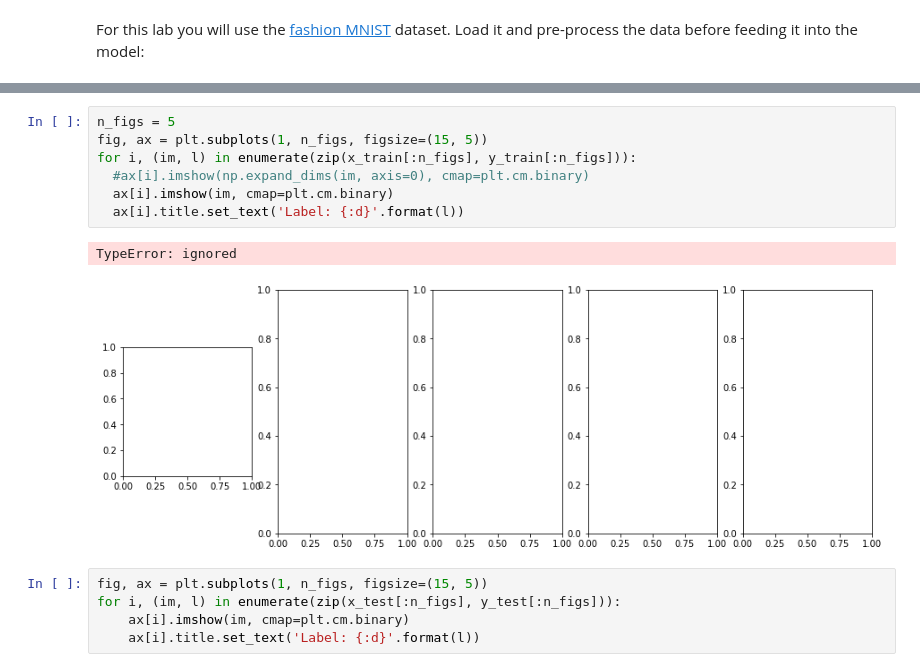
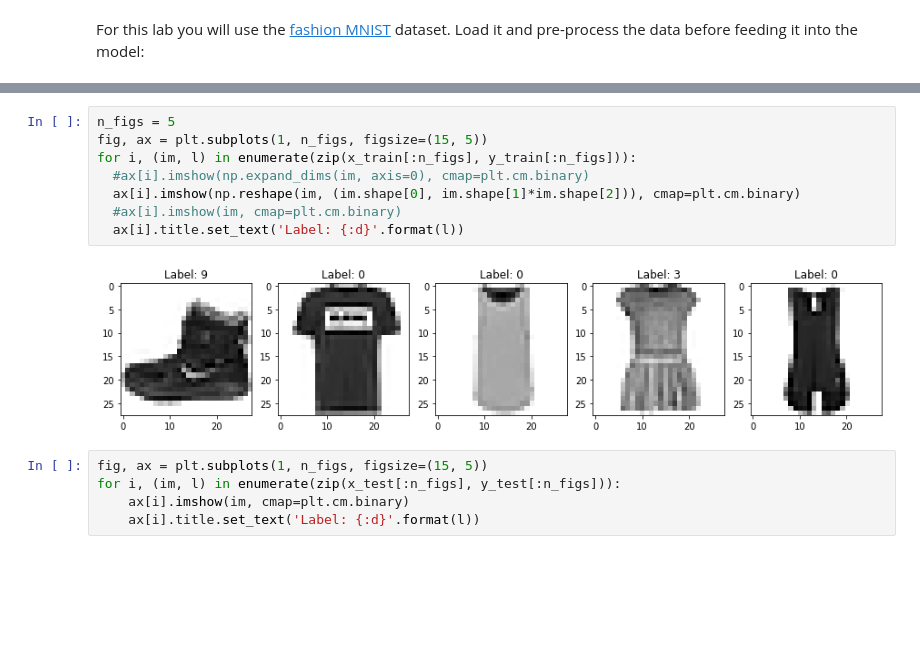
Before and after one commit to GrueneKatze/More-MOOCs, a Jupyter notebook: MLOps/ML_Modeling_Pipelines/W5/C3_W5_Lab_1_Shap_Values.ipynb, the cells around one changed output, grey strips where cells are left out. Saved outputs shown, nothing was run; the diff lists cells and outputs as text; blank space fills up the shorter version.

```diff
--- a/MLOps/ML_Modeling_Pipelines/W5/C3_W5_Lab_1_Shap_Values.ipynb
+++ b/MLOps/ML_Modeling_Pipelines/W5/C3_W5_Lab_1_Shap_Values.ipynb
@@ -82,13 +100,13 @@ Downloading data from https://storage.googleapis.com/tensorflow/tf-keras-dataset
 # %%
 n_figs = 5
 fig, ax = plt.subplots(1, n_figs, figsize=(15, 5))
 for i, (im, l) in enumerate(zip(x_train[:n_figs], y_train[:n_figs])):
   #ax[i].imshow(np.expand_dims(im, axis=0), cmap=plt.cm.binary)
-  ax[i].imshow(im, cmap=plt.cm.binary)
+  ax[i].imshow(np.reshape(im, (im.shape[0], im.shape[1]*im.shape[2])), cmap=plt.cm.binary)
+  #ax[i].imshow(im, cmap=plt.cm.binary)
   ax[i].title.set_text('Label: {:d}'.format(l))
 # %% [output]
-TypeError: ignored
-[figure, old version]
+[figure, new version]
 # %%
 fig, ax = plt.subplots(1, n_figs, figsize=(15, 5))
 for i, (im, l) in enumerate(zip(x_test[:n_figs], y_test[:n_figs])):
```
Also changed, not shown: parts of 12 cells of this notebook.
